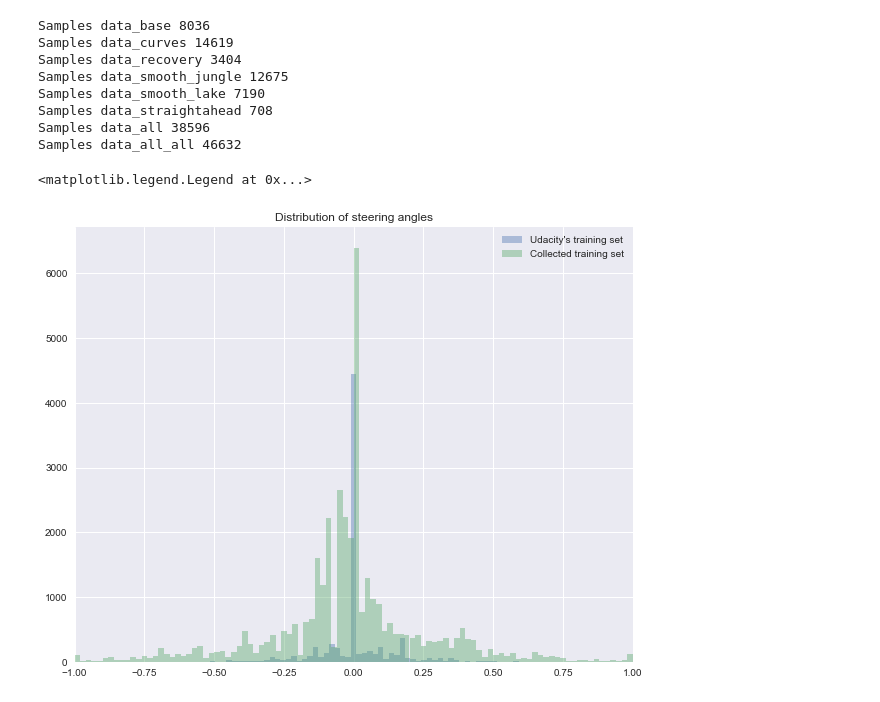
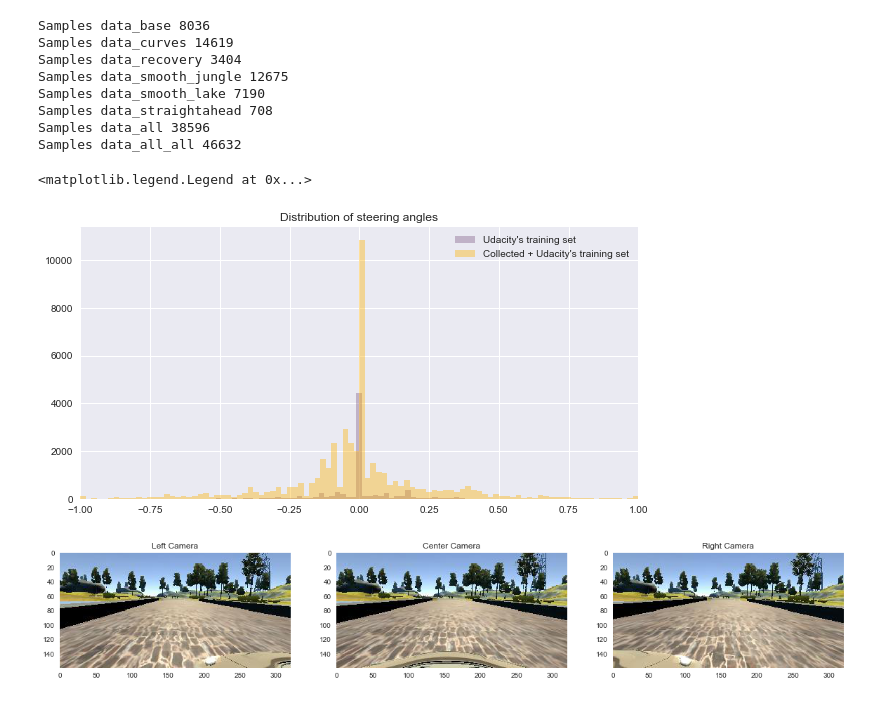
Before and after one commit to rudi77/sdc, a Jupyter notebook: project3/data_exploration.ipynb, the cells around one changed output. Drawn from its saved outputs; the diff is of its cells as text; code cells hidden in the pictures.

```diff
--- a/project3/data_exploration.ipynb
+++ b/project3/data_exploration.ipynb
@@ -51,8 +51,8 @@ print("Samples data_straightahead {}".format(len(df_data_straightahead)))
 
 print("Samples data_all {}".format(len(df_collected_data)))
 
-df_all_with_base = df_data_base.append(df_data_all)
-print("Samples data_all_all {}".format(len(df_data_all)))
+df_all_with_base = df_data_base.append(df_collected_data)
+print("Samples data_all_all {}".format(len(df_all_with_base)))
 # %% [output]
 Samples data_base 8036
 Samples data_curves 14619
@@ -63,17 +63,17 @@ Samples data_straightahead 708
 Samples data_all 38596
 Samples data_all_all 46632
 # %%
-plt.rcParams['figure.figsize'] = (10, 8)
+plt.rcParams['figure.figsize'] = (10, 5)
 
 fig, ax = plt.subplots()
 ax.set_title("Distribution of steering angles")
 
-sns.distplot(df_data_base[[3]], bins=100, ax=ax, kde=False, label="Udacity's training set")
-sns.distplot(df_collected_data[[3]], bins=100, ax=ax, kde=False, label="Collected training set")
+sns.distplot(df_data_base[[3]], bins=100, ax=ax, kde=False, label="Udacity's training set", color=sns.xkcd_rgb["dusty purple"])
+sns.distplot(df_all_with_base[[3]], bins=100, ax=ax, kde=False, label="Collected + Udacity's training set", color=sns.xkcd_rgb["amber"])
 
 ax.set_xlim([-1.0, 1.0])
 ax.legend()
 # %% [output]
 <matplotlib.legend.Legend at 0x...>
-[figure, old version]
+[figure, new version]
 # %%
@@ -98,3 +105,12 @@ def show_camera_images(left, center, right):
     ax.grid(False)
     ax.imshow(right)
     ax.set_title("Right Camera")
+# %%
+# Original images
+base_dir ='data_base'
+left1 = np.asarray(Image.open(get_relative_path(base_dir, df_data_base.iat[0,1])))
+center1 = np.asarray(Image.open(get_relative_path(base_dir, df_data_base.iat[0,0])))
+right1 = np.asarray(Image.open(get_relative_path(base_dir, df_data_base.iat[0,2])))
+show_camera_images(left1, center1, right1)
+# %% [output]
+[figure, added]
```
Also changed, not shown: parts of 10 cells of this notebook, 6 other files.
